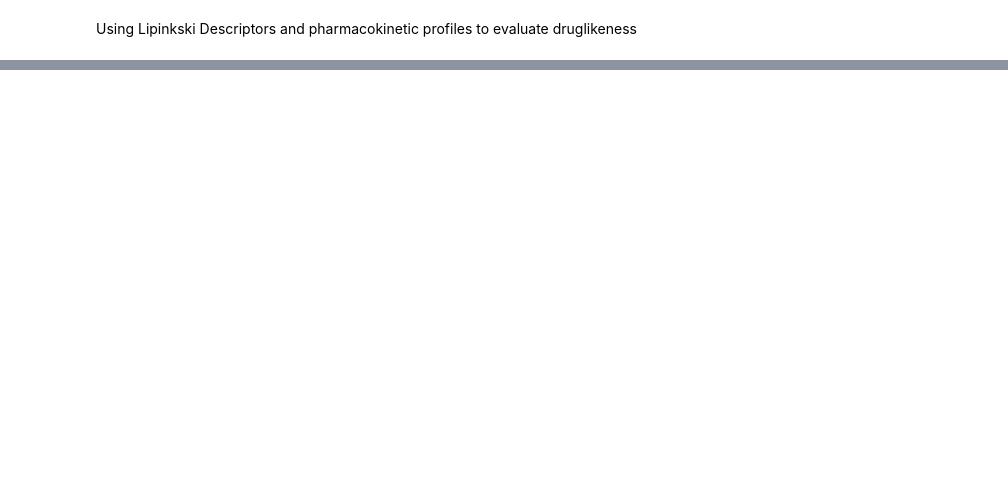
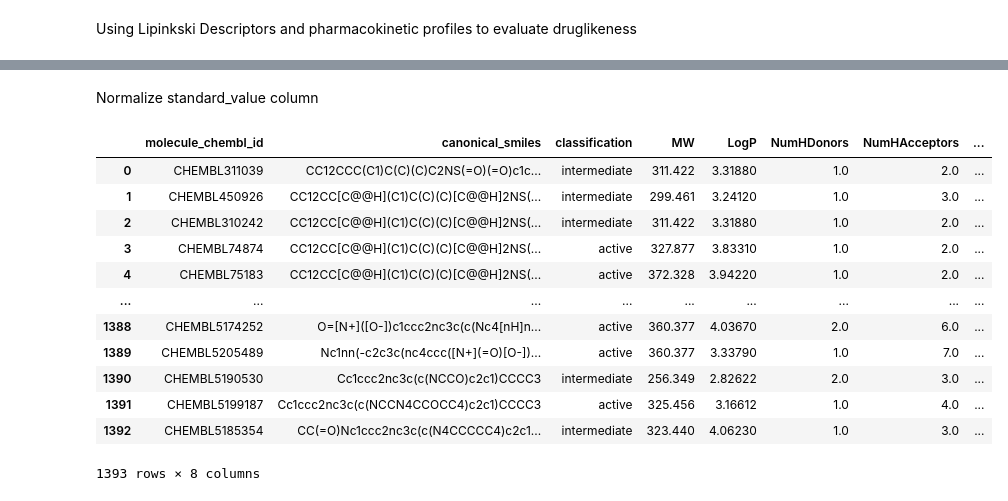
Before and after one commit to orrabadia/Bioactivity-Data-Project, a Jupyter notebook: ML_Part1_BioactivityDataProcessing.ipynb, the cells around one changed output, grey strips where cells are left out. Drawn from its saved outputs; the diff is of its cells as text; code cells hidden in the pictures; blank space fills up the shorter version.

```diff
--- a/ML_Part1_BioactivityDataProcessing.ipynb
+++ b/ML_Part1_BioactivityDataProcessing.ipynb
@@ -266,0 +357,36 @@ Using Lipinkski Descriptors and pharmacokinetic profiles to evaluate druglikenes
+# %%
+# normalize value function
+#Values greater than 100,000,000 will be fixed at 100,000,000
+#otherwise the negative logarithmic value will become negative.
+
+def normalize_value(input):
+    normed=[]
+
+    for c in input['standard_value'] :
+        if c > 100000000:
+            c = 100000000
+        normed.append(c)
+
+    input['standard_value_norm'] = normed
+    x = input.drop('standard_value', axis = 1)
+
+    return x
+# %% [markdown]
+Normalize standard_value column
+# %%
+df_norm = normalize_value(df_combined)
+df_norm
+# %% [output]
+|  | molecule_chembl_id | canonical_smiles | classification | MW | LogP | NumHDonors | NumHAcceptors | ... |
+| 0 | CHEMBL311039 | CC12CCC(C1)C(C)(C)C2NS(=O)(=O)c1c... | intermediate | 311.422 | 3.31880 | 1.0 | 2.0 | ... |
+| 1 | CHEMBL450926 | CC12CC[C@@H](C1)C(C)(C)[C@@H]2NS(... | intermediate | 299.461 | 3.24120 | 1.0 | 3.0 | ... |
+| 2 | CHEMBL310242 | CC12CC[C@@H](C1)C(C)(C)[C@@H]2NS(... | intermediate | 311.422 | 3.31880 | 1.0 | 2.0 | ... |
+| 3 | CHEMBL74874 | CC12CC[C@@H](C1)C(C)(C)[C@@H]2NS(... | active | 327.877 | 3.83310 | 1.0 | 2.0 | ... |
+| 4 | CHEMBL75183 | CC12CC[C@@H](C1)C(C)(C)[C@@H]2NS(... | active | 372.328 | 3.94220 | 1.0 | 2.0 | ... |
+| ... | ... | ... | ... | ... | ... | ... | ... | ... |
+| 1388 | CHEMBL5174252 | O=[N+]([O-])c1ccc2nc3c(c(Nc4[nH]n... | active | 360.377 | 4.03670 | 2.0 | 6.0 | ... |
+| 1389 | CHEMBL5205489 | Nc1nn(-c2c3c(nc4ccc([N+](=O)[O-])... | active | 360.377 | 3.33790 | 1.0 | 7.0 | ... |
+| 1390 | CHEMBL5190530 | Cc1ccc2nc3c(c(NCCO)c2c1)CCCC3 | intermediate | 256.349 | 2.82622 | 2.0 | 3.0 | ... |
+| 1391 | CHEMBL5199187 | Cc1ccc2nc3c(c(NCCN4CCOCC4)c2c1)CCCC3 | active | 325.456 | 3.16612 | 1.0 | 4.0 | ... |
+| 1392 | CHEMBL5185354 | CC(=O)Nc1ccc2nc3c(c(N4CCCCC4)c2c1... | intermediate | 323.440 | 4.06230 | 1.0 | 3.0 | ... |
+1393 rows × 8 columns
```
Also changed, not shown: parts of 9 cells of this notebook.
